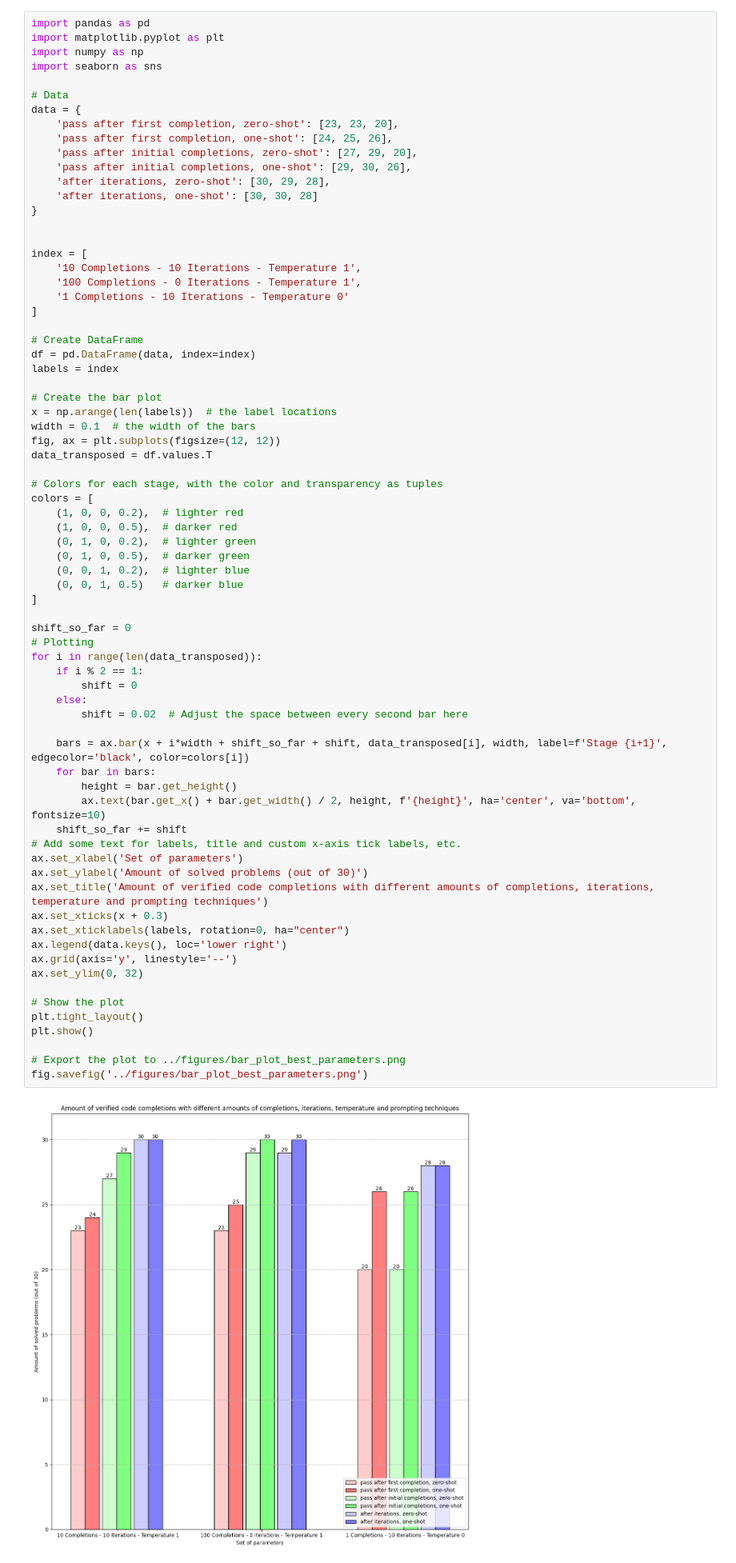
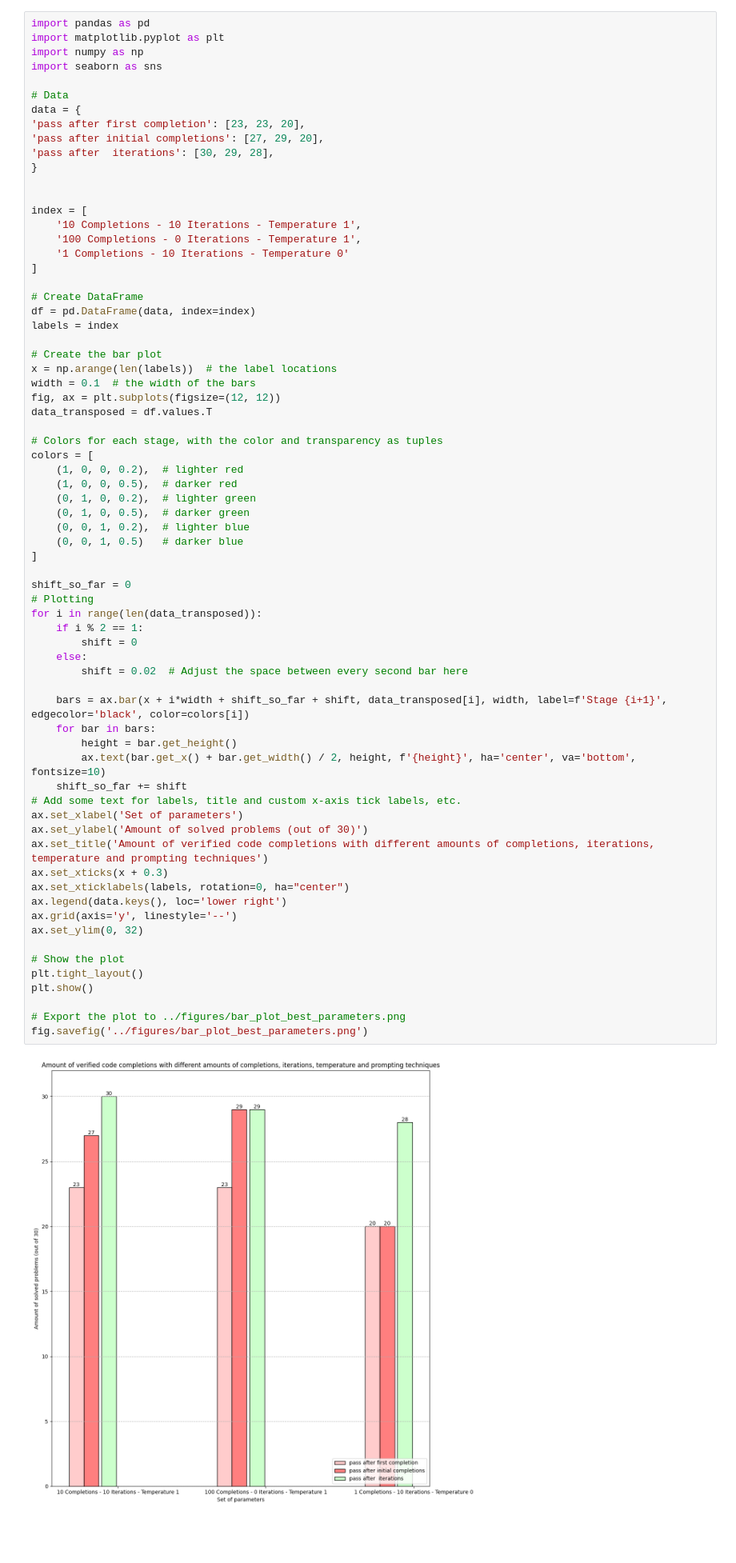
Before and after one commit to ASSERT-KTH/Vecogen, a Jupyter notebook: python_modules/graphs.ipynb, the cells around one changed output. Shown at 80% size. Saved outputs shown, nothing was run; the diff lists cells and outputs as text; blank space fills up the shorter version.

```diff
--- a/python_modules/graphs.ipynb
+++ b/python_modules/graphs.ipynb
@@ -6,12 +6,9 @@ import seaborn as sns
 
 # Data
 data = {
-    'pass after first completion, zero-shot': [23, 23, 20],
-    'pass after first completion, one-shot': [24, 25, 26],
-    'pass after initial completions, zero-shot': [27, 29, 20],
-    'pass after initial completions, one-shot': [29, 30, 26],
-    'after iterations, zero-shot': [30, 29, 28],
-    'after iterations, one-shot': [30, 30, 28]
+'pass after first completion': [23, 23, 20],
+'pass after initial completions': [27, 29, 20],
+'pass after  iterations': [30, 29, 28],
 }
 
 
@@ -44,31 +41,31 @@ colors = [
 shift_so_far = 0
 # Plotting
 for i in range(len(data_transposed)):
     if i % 2 == 1:
         shift = 0
     else:
         shift = 0.02  # Adjust the space between every second bar here
 
     bars = ax.bar(x + i*width + shift_so_far + shift, data_transposed[i], width, label=f'Stage {i+1}', edgecolor='black', color=colors[i])
     for bar in bars:
         height = bar.get_height()
         ax.text(bar.get_x() + bar.get_width() / 2, height, f'{height}', ha='center', va='bottom', fontsize=10)
     shift_so_far += shift
 # Add some text for labels, title and custom x-axis tick labels, etc.
 ax.set_xlabel('Set of parameters')
 ax.set_ylabel('Amount of solved problems (out of 30)')
 ax.set_title('Amount of verified code completions with different amounts of completions, iterations, temperature and prompting techniques')
 ax.set_xticks(x + 0.3)
 ax.set_xticklabels(labels, rotation=0, ha="center")
 ax.legend(data.keys(), loc='lower right')
 ax.grid(axis='y', linestyle='--')
 ax.set_ylim(0, 32)
 
 # Show the plot
 plt.tight_layout()
 plt.show()
 
 # Export the plot to ../figures/bar_plot_best_parameters.png
 fig.savefig('../figures/bar_plot_best_parameters.png')
 # %% [output]
-[figure, old version]
+[figure, new version]
```
Also changed, not shown: parts of 5 cells of this notebook.
